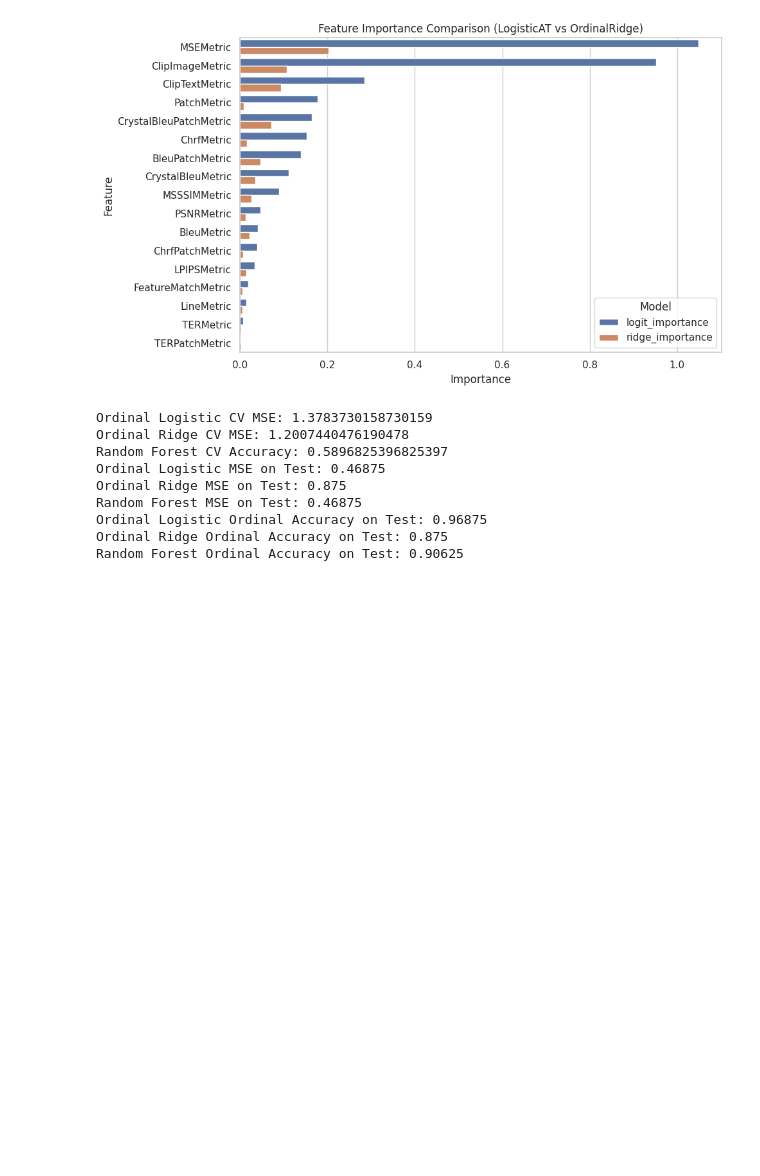
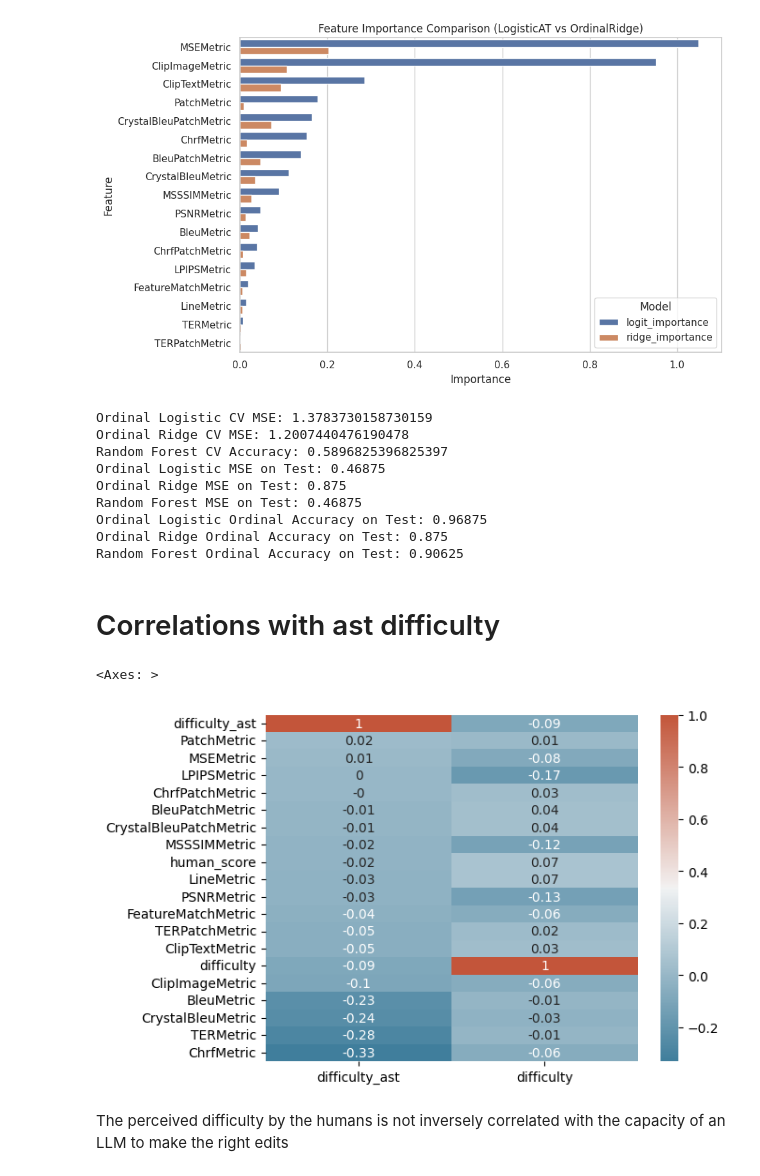
Before and after one commit to VarBench-SE/metricEval, a Jupyter notebook: analysis/metric_analysis.ipynb, the cells around one changed output. Saved outputs shown, nothing was run; the diff lists cells and outputs as text; code cells hidden in the pictures; blank space fills up the shorter version.

Commit message:
Add AST difficulty

```diff
--- a/analysis/metric_analysis.ipynb
+++ b/analysis/metric_analysis.ipynb
@@ -7,11 +7,11 @@ The folowing notebook presents **statistical** and **machine learning based** me
 # %%
 from datasets import load_dataset
 
-df = load_dataset(
+full_df = load_dataset(
     "CharlyR/varbench-metric-evaluation", "treated", split="train"
 ).to_pandas()
-df = df[
-    [col_name for col_name in df.columns if "Metric" in col_name or "human_score" in col_name]
+df = full_df[
+    [col_name for col_name in full_df.columns if "Metric" in col_name or "human_score" in col_name]
 ]
 
 len(df)
@@ -382,3 +382,35 @@ Random Forest MSE on Test: 0.46875
 Ordinal Logistic Ordinal Accuracy on Test: 0.96875
 Ordinal Ridge Ordinal Accuracy on Test: 0.875
 Random Forest Ordinal Accuracy on Test: 0.90625
+# %% [markdown]
+# Correlations with ast difficulty
+# %%
+import pandas as pd
+df_difficulty = full_df[
+    [col_name for col_name in full_df.columns if "Metric" in col_name or "human_score" in col_name or "difficulty" in col_name]
+]
+
+grped = (
+    df_difficulty.groupby(list(set(df_difficulty.columns) - {"human_score"}))
+    .mean()
+    .round(0)  # Round to the nearest integer
+    .astype(int)  # Convert to integer type
+    .reset_index()
+)
+df_difficulty = grped
+df_difficulty['difficulty'] = pd.Categorical(df_difficulty['difficulty'])
+df_difficulty['difficulty'] = pd.factorize(df_difficulty['difficulty'])[0]
+# %%
+import seaborn as sns
+import matplotlib.pyplot as plt
+corr = df_difficulty.corr("kendall")
+corr = corr.round(2)
+sorted_corr = corr[["difficulty_ast","difficulty"]].sort_values(by="difficulty_ast", ascending=False)  # Sort descending
+
+cmap = sns.diverging_palette(230, 20, as_cmap=True)
+sns.heatmap(sorted_corr, annot=True, cmap=cmap)
+# %% [output]
+<Axes: >
+[figure, added]
+# %% [markdown]
+The perceived difficulty by the humans is not inversely correlated with the capacity of an LLM to make the right edits
```
Also changed, not shown: parts of 1 cell of this notebook, 1 other file.
